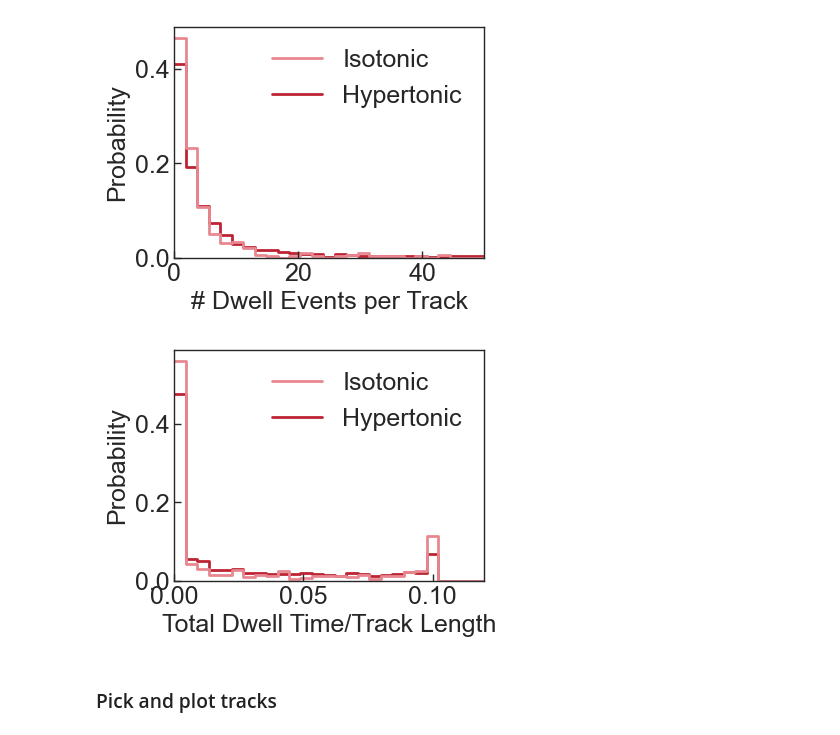
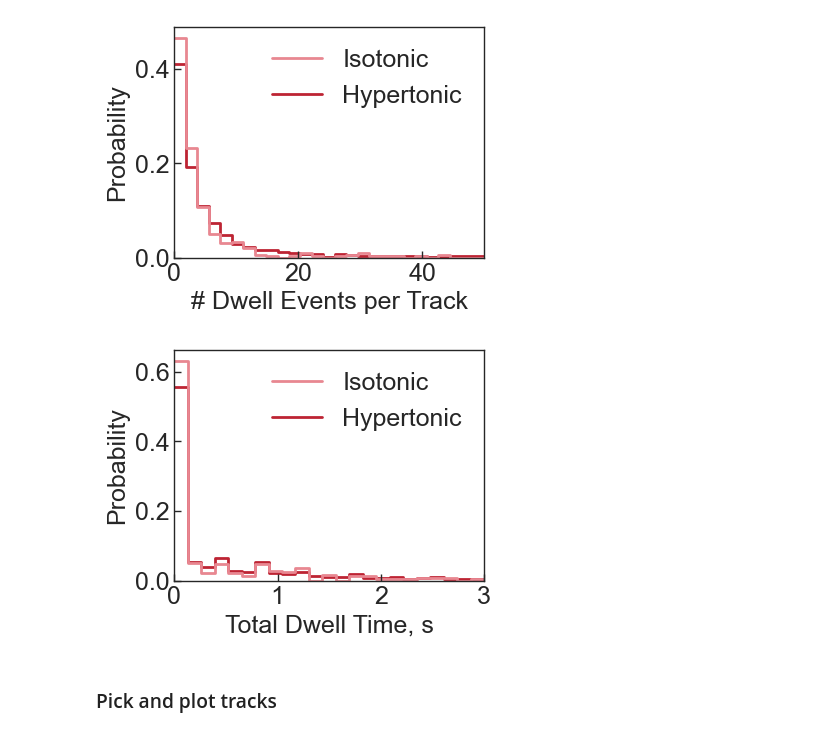
Before and after one commit to walterlab-um/RNA_SPT_in_cellular_condensates, a Jupyter notebook: plot_paper_figure/Fig3_rep_tracks_and_dwell_stats.ipynb, the cells around one changed output. Saved outputs shown, nothing was run; the diff lists cells and outputs as text; code cells hidden in the pictures.

Commit message:
total dwell histo rather than frac dwell

```diff
--- a/plot_paper_figure/Fig3_rep_tracks_and_dwell_stats.ipynb
+++ b/plot_paper_figure/Fig3_rep_tracks_and_dwell_stats.ipynb
@@ -383,13 +383,13 @@ data = pd.concat(
     [
         pd.DataFrame(
             {
-                "value": df_dwell_1x["frac_dwell"].to_numpy(),
+                "value": df_dwell_1x["total_dwell_time_s"].to_numpy(),
                 "label": "Isotonic",
             }
         ),
         pd.DataFrame(
             {
-                "value": df_dwell_2x["frac_dwell"].to_numpy(),
+                "value": df_dwell_2x["total_dwell_time_s"].to_numpy(),
                 "label": "Hypertonic",
             }
         ),
@@ -404,45 +404,45 @@ ax = sns.histplot(
     hue="label",
     hue_order=["Isotonic", "Hypertonic"],
     palette=[color_1x, color_2x],
-    bins=27,
-    binrange=(0, 0.12),
+    bins=23,
+    binrange=(0, 3),
     stat="probability",
     common_norm=False,
     lw=2,
     element="step",
     fill=False,
 )
-plt.xlim(0, 0.12)
+plt.xlim(0, 3)
 sns.move_legend(
     ax,
     1,
     title=None,
     frameon=False,
     fontsize=18,
 )
-plt.xlabel("Total Dwell Time/Track Length", fontsize=18)
+plt.xlabel("Total Dwell Time, s", fontsize=18)
 plt.ylabel("Probability", fontsize=18)
 plt.gca().spines[:].set_linewidth(1)
 plt.gca().tick_params(
     axis="both",
     which="major",
     labelsize=18,
     direction="in",
     bottom=True,
     left=True,
     length=5,
     width=1,
 )
 plt.gca().set_axisbelow(False)
 plt.gca().tick_params(axis="both", which="major", labelsize=18)
 plt.savefig(
-    "histo-frac_dwell-FL_1x_vs_2x.png",
+    "histo-total_dwell-FL_1x_vs_2x.png",
     format="png",
     bbox_inches="tight",
     dpi=300,
 )
 # %% [output]
-[figure, old version]
+[figure, new version]
 # %% [markdown]
 ### Pick and plot tracks
 # %%
```
